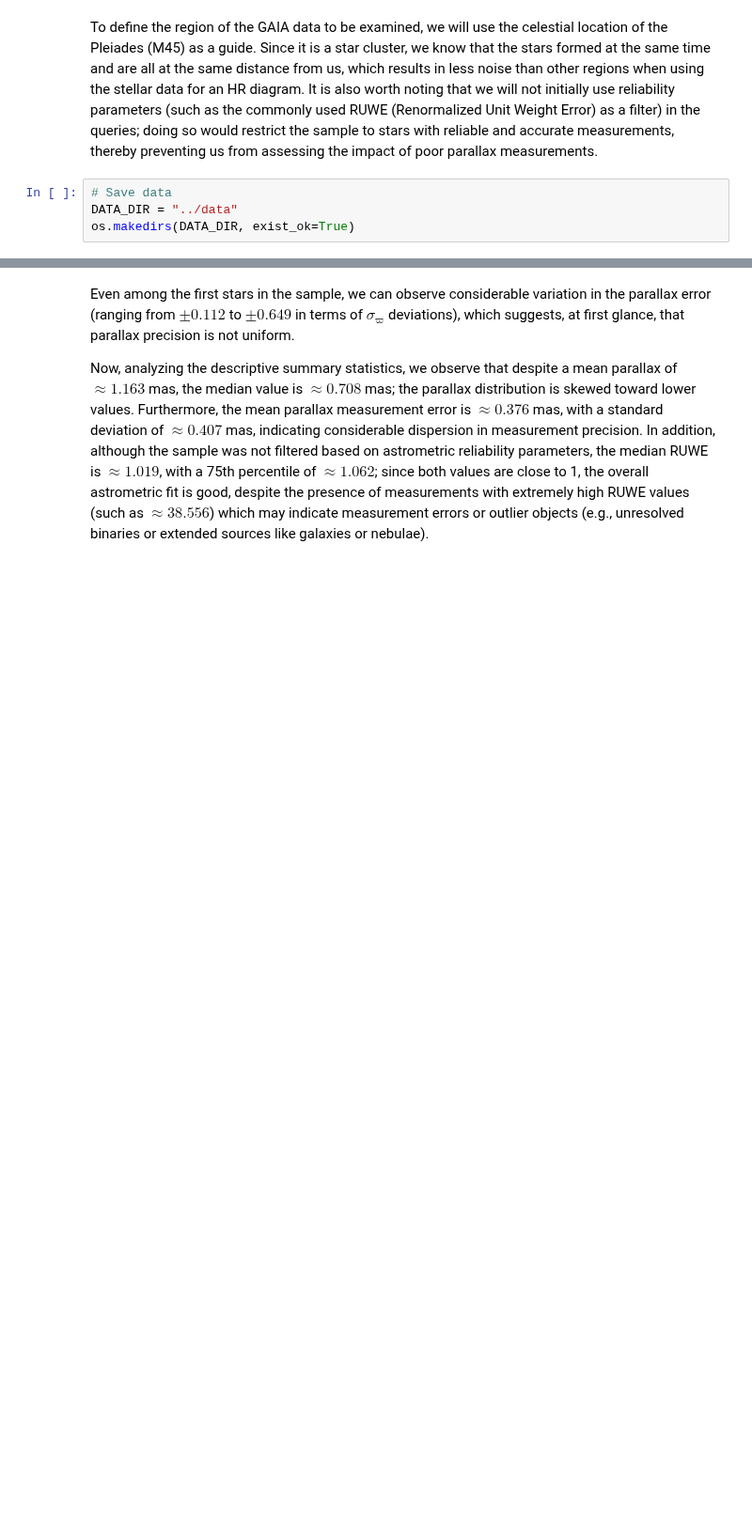
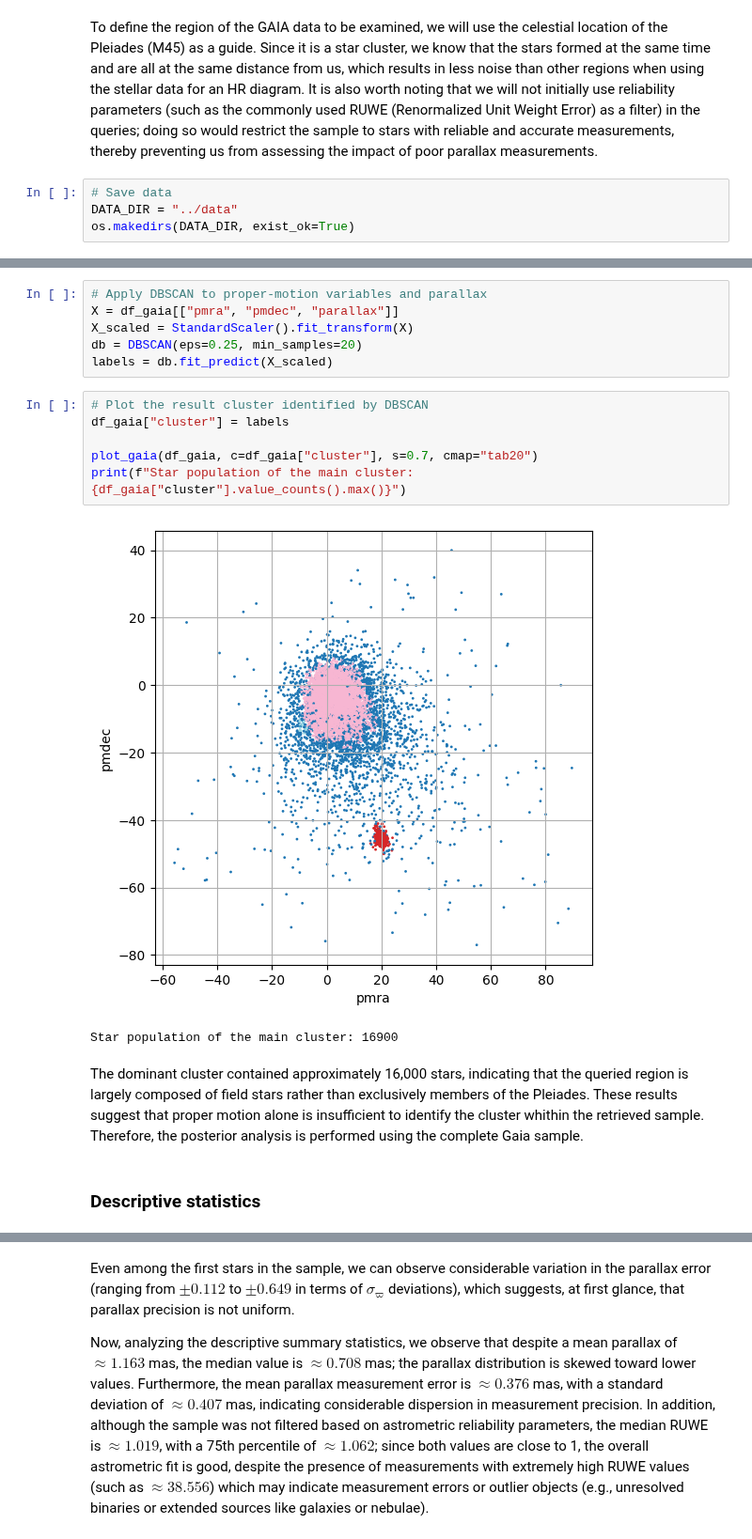
Before and after one commit to Paul0112/gaia-hr-diagram-bias, a Jupyter notebook: notebooks/gaia_hr_diagram_bias_I.ipynb, the cells around one changed output, grey strips where cells are left out. Shown at 94% size. Saved outputs shown, nothing was run; the diff lists cells and outputs as text; blank space fills up the shorter version.

```diff
--- a/notebooks/gaia_hr_diagram_bias_I.ipynb
+++ b/notebooks/gaia_hr_diagram_bias_I.ipynb
@@ -89,3 +128,22 @@ Size of the sample: 19966 stars collected.
+# %%
+# Apply DBSCAN to proper-motion variables and parallax
+X = df_gaia[["pmra", "pmdec", "parallax"]]
+X_scaled = StandardScaler().fit_transform(X)
+db = DBSCAN(eps=0.25, min_samples=20)
+labels = db.fit_predict(X_scaled)
+# %%
+# Plot the result cluster identified by DBSCAN
+df_gaia["cluster"] = labels
+
+plot_gaia(df_gaia, c=df_gaia["cluster"], s=0.7, cmap="tab20")
+print(f"Star population of the main cluster: {df_gaia["cluster"].value_counts().max()}")
+# %% [output]
+[figure, added]
+Star population of the main cluster: 16900
+# %% [markdown]
+The dominant cluster contained approximately 16,000 stars, indicating that the queried region is largely composed of field stars rather than exclusively members of the Pleiades. These results suggest that proper motion alone is insufficient to identify the cluster whithin the retrieved sample. Therefore, the posterior analysis is performed using the complete Gaia sample.
+# %% [markdown]
+### Descriptive statistics
 # %%
 print("First records from the sample:")
 print(df_gaia[['source_id', 'parallax', 'parallax_error', 'ruwe', 'phot_g_mean_mag']].head())
```
Also changed, not shown: parts of 19 cells of this notebook.
